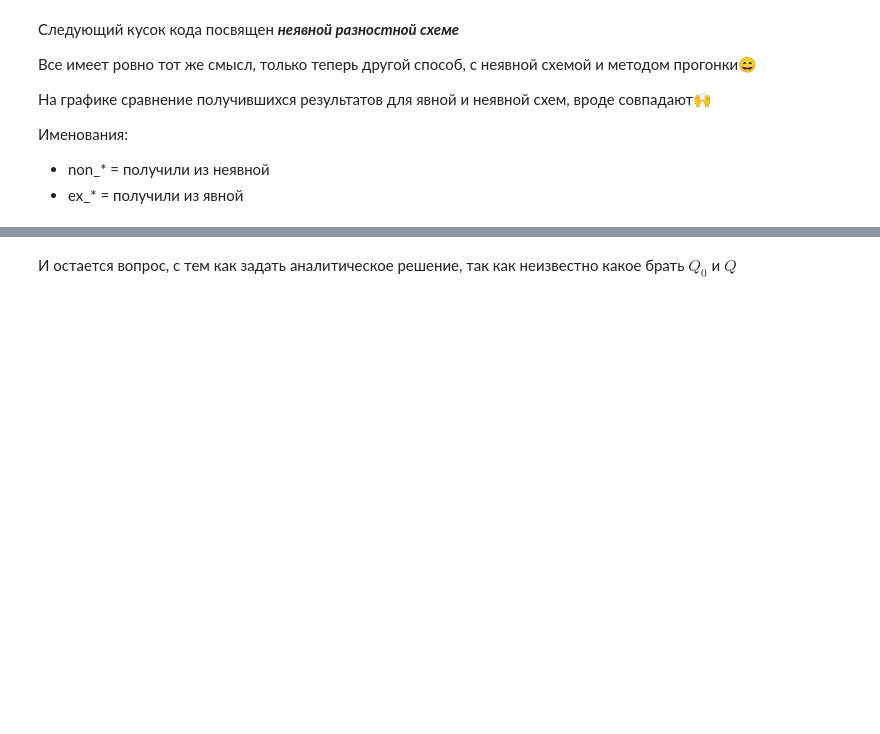
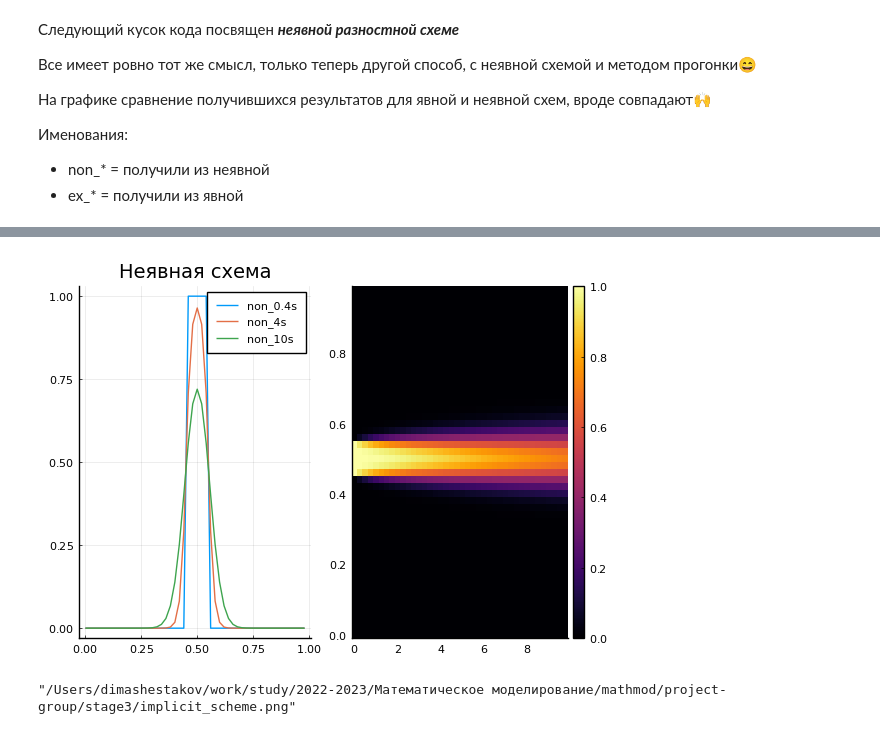
Before and after one commit to tekerinkin/study_2022-2023_mathmod, a Jupyter notebook: project-group/stage3/Untitled.ipynb, the cells around one changed output, grey strips where cells are left out. Saved outputs shown, nothing was run; the diff lists cells and outputs as text; code cells hidden in the pictures; blank space fills up the shorter version.

```diff
--- a/project-group/stage3/Untitled.ipynb
+++ b/project-group/stage3/Untitled.ipynb
@@ -138,3 +141,12 @@ p = plot!(X, Ans4[:,40], lab = "10s", title = "Явная схема с хим.
-# %% [markdown]
-И остается вопрос, с тем как задать аналитическое решение, так как неизвестно какое брать $Q_0$ и $Q$
+# %%
+t2, X2, Ans3 = nonexplicit(tlmt = 10)
+
+plot(X2, Ans3[:,1], lab = "non_0.4s")
+plot!(X2, Ans3[:,10], lab = "non_4s")
+p1 = plot!(X2, Ans3[:,40], lab = "non_10s", title = "Неявная схема")
+plot(p1, heatmap(t2, X2, Ans3))
+Plots.savefig("implicit_scheme.png")
+# %% [output]
+[figure, added]
+"/Users/dimashestakov/work/study/2022-2023/Математическое моделирование/mathmod/project-group/stage3/implicit_scheme.png"
 # %%
```
Also changed, not shown: parts of 4 cells of this notebook, 29 other files.
